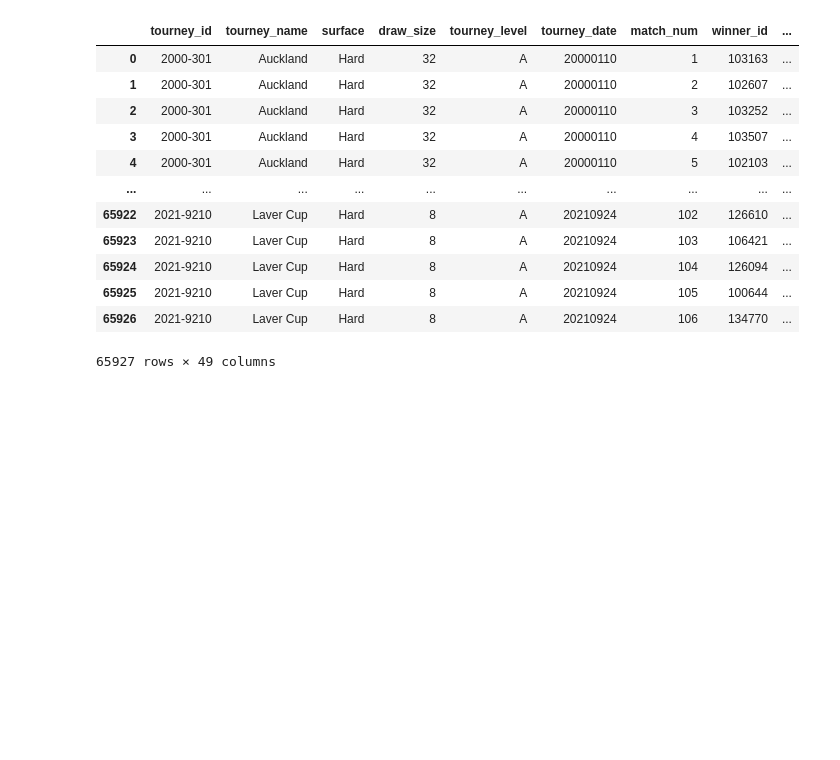
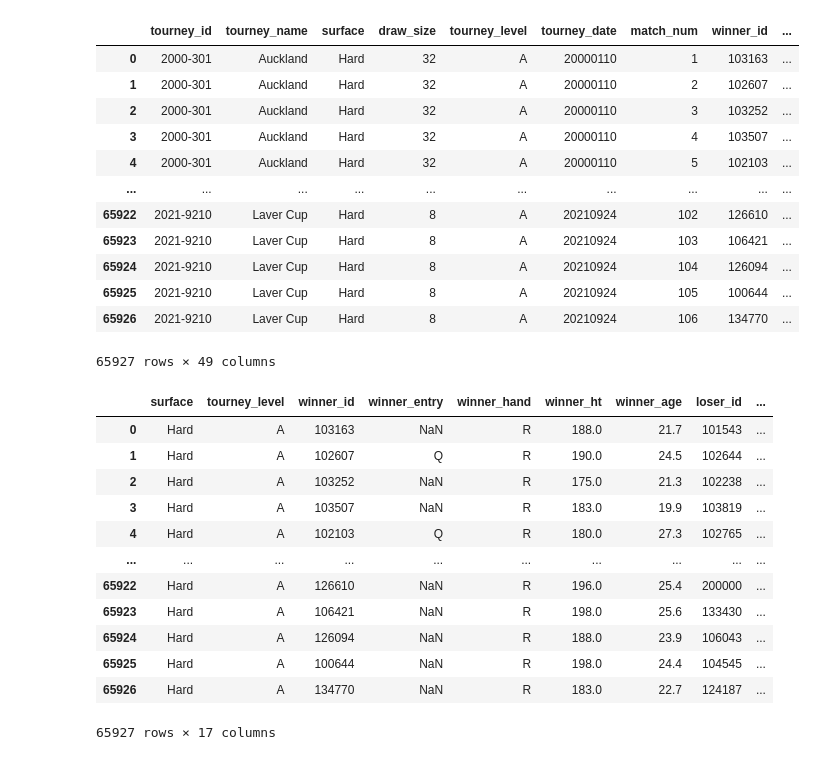
Before and after one commit to Valdieggo/proyectoml, a Jupyter notebook: proyecto.ipynb, the cells around one changed output. Drawn from its saved outputs; the diff is of its cells as text; code cells hidden in the pictures; blank space fills up the shorter version.

```diff
--- a/proyecto.ipynb
+++ b/proyecto.ipynb
@@ -40,0 +44,19 @@ data
+# %%
+# Delete columns that are not needed
+data = data.drop(columns=['tourney_id', 'tourney_name', 'draw_size', 'tourney_date', 'match_num', 'winner_seed', 'winner_name', 'loser_seed', 'loser_name', 'best_of', 'score', 'w_ace', 'w_df', 'w_svpt', 'w_1stIn', 'w_1stWon', 'w_2ndWon', 'w_SvGms', 'w_bpSaved', 'w_bpFaced', 'l_ace', 'l_df', 'l_svpt', 'l_1stIn', 'l_1stWon', 'l_2ndWon', 'l_SvGms', 'l_bpSaved', 'l_bpFaced', 'loser_ioc', 'winner_ioc', 'round'])
+# %%
+data
+# %% [output]
+|  | surface | tourney_level | winner_id | winner_entry | winner_hand | winner_ht | winner_age | loser_id | ... |
+| 0 | Hard | A | 103163 | NaN | R | 188.0 | 21.7 | 101543 | ... |
+| 1 | Hard | A | 102607 | Q | R | 190.0 | 24.5 | 102644 | ... |
+| 2 | Hard | A | 103252 | NaN | R | 175.0 | 21.3 | 102238 | ... |
+| 3 | Hard | A | 103507 | NaN | R | 183.0 | 19.9 | 103819 | ... |
+| 4 | Hard | A | 102103 | Q | R | 180.0 | 27.3 | 102765 | ... |
+| ... | ... | ... | ... | ... | ... | ... | ... | ... | ... |
+| 65922 | Hard | A | 126610 | NaN | R | 196.0 | 25.4 | 200000 | ... |
+| 65923 | Hard | A | 106421 | NaN | R | 198.0 | 25.6 | 133430 | ... |
+| 65924 | Hard | A | 126094 | NaN | R | 188.0 | 23.9 | 106043 | ... |
+| 65925 | Hard | A | 100644 | NaN | R | 198.0 | 24.4 | 104545 | ... |
+| 65926 | Hard | A | 134770 | NaN | R | 183.0 | 22.7 | 124187 | ... |
+65927 rows × 17 columns
```
Also changed, not shown: parts of 8 cells of this notebook, 1 other file.
